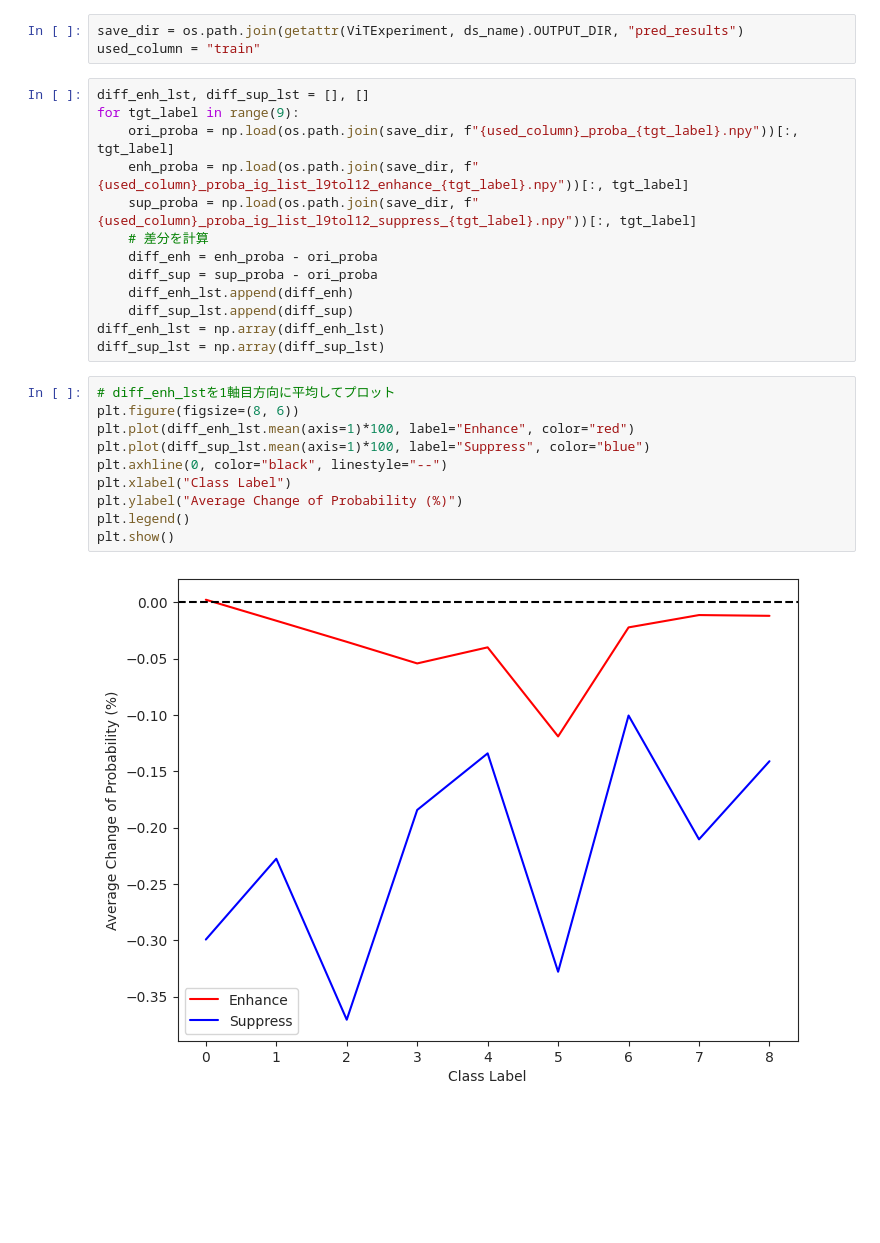
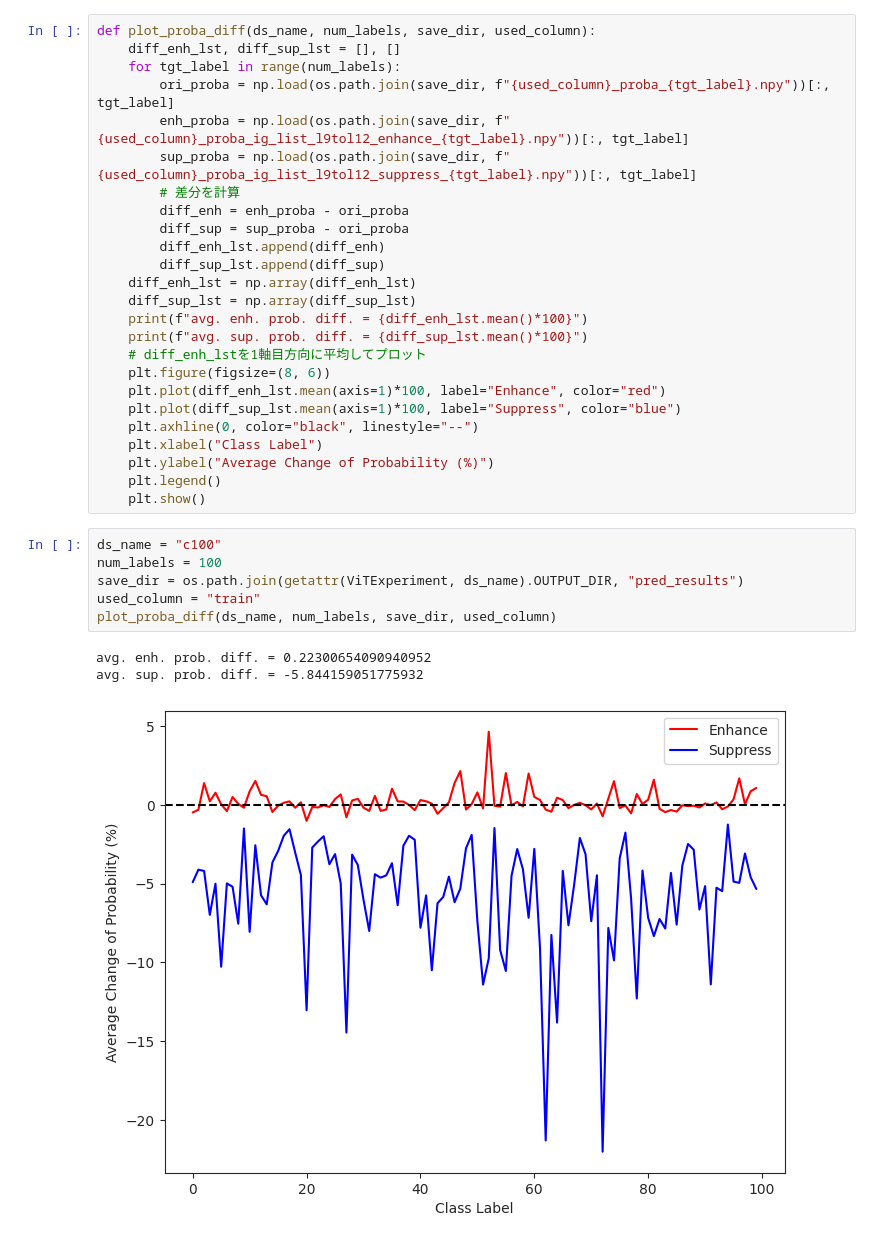
Before and after one commit to posl/RepTran-replication, a Jupyter notebook: playgrounds/analyze_proba_diff.ipynb, the cells around one changed output. Cells and saved outputs as stored; diff of their text form; blank space fills up the shorter version.

```diff
--- a/playgrounds/analyze_proba_diff.ipynb
+++ b/playgrounds/analyze_proba_diff.ipynb
@@ -23,28 +17,35 @@ To enable them in other operations, rebuild TensorFlow with the appropriate comp
+# %%
+def plot_proba_diff(ds_name, num_labels, save_dir, used_column):
+    diff_enh_lst, diff_sup_lst = [], []
+    for tgt_label in range(num_labels):
+        ori_proba = np.load(os.path.join(save_dir, f"{used_column}_proba_{tgt_label}.npy"))[:, tgt_label]
+        enh_proba = np.load(os.path.join(save_dir, f"{used_column}_proba_ig_list_l9tol12_enhance_{tgt_label}.npy"))[:, tgt_label]
+        sup_proba = np.load(os.path.join(save_dir, f"{used_column}_proba_ig_list_l9tol12_suppress_{tgt_label}.npy"))[:, tgt_label]
+        # 差分を計算
+        diff_enh = enh_proba - ori_proba
+        diff_sup = sup_proba - ori_proba
+        diff_enh_lst.append(diff_enh)
+        diff_sup_lst.append(diff_sup)
+    diff_enh_lst = np.array(diff_enh_lst)
+    diff_sup_lst = np.array(diff_sup_lst)
+    print(f"avg. enh. prob. diff. = {diff_enh_lst.mean()*100}")
+    print(f"avg. sup. prob. diff. = {diff_sup_lst.mean()*100}")
+    # diff_enh_lstを1軸目方向に平均してプロット
+    plt.figure(figsize=(8, 6))
+    plt.plot(diff_enh_lst.mean(axis=1)*100, label="Enhance", color="red")
+    plt.plot(diff_sup_lst.mean(axis=1)*100, label="Suppress", color="blue")
+    plt.axhline(0, color="black", linestyle="--")
+    plt.xlabel("Class Label")
+    plt.ylabel("Average Change of Probability (%)")
+    plt.legend()
+    plt.show()
 # %%
+ds_name = "c100"
+num_labels = 100
 save_dir = os.path.join(getattr(ViTExperiment, ds_name).OUTPUT_DIR, "pred_results")
 used_column = "train"
+plot_proba_diff(ds_name, num_labels, save_dir, used_column)
+# %% [output]
+avg. enh. prob. diff. = 0.22300654090940952
+avg. sup. prob. diff. = -5.844159051775932
+[figure, added]
-# %%
-diff_enh_lst, diff_sup_lst = [], []
-for tgt_label in range(9):
-    ori_proba = np.load(os.path.join(save_dir, f"{used_column}_proba_{tgt_label}.npy"))[:, tgt_label]
-    enh_proba = np.load(os.path.join(save_dir, f"{used_column}_proba_ig_list_l9tol12_enhance_{tgt_label}.npy"))[:, tgt_label]
-    sup_proba = np.load(os.path.join(save_dir, f"{used_column}_proba_ig_list_l9tol12_suppress_{tgt_label}.npy"))[:, tgt_label]
-    # 差分を計算
-    diff_enh = enh_proba - ori_proba
-    diff_sup = sup_proba - ori_proba
-    diff_enh_lst.append(diff_enh)
-    diff_sup_lst.append(diff_sup)
-diff_enh_lst = np.array(diff_enh_lst)
-diff_sup_lst = np.array(diff_sup_lst)
-# %%
-# diff_enh_lstを1軸目方向に平均してプロット
-plt.figure(figsize=(8, 6))
-plt.plot(diff_enh_lst.mean(axis=1)*100, label="Enhance", color="red")
-plt.plot(diff_sup_lst.mean(axis=1)*100, label="Suppress", color="blue")
-plt.axhline(0, color="black", linestyle="--")
-plt.xlabel("Class Label")
-plt.ylabel("Average Change of Probability (%)")
-plt.legend()
-plt.show()
-# %% [output]
-[figure, removed]
```
Also changed, not shown: parts of 4 cells of this notebook, 4 other files.
